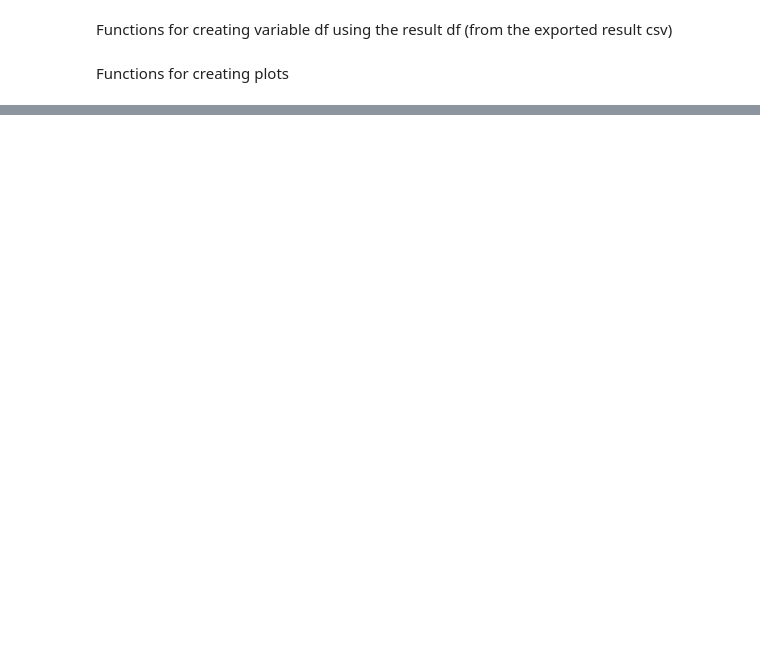
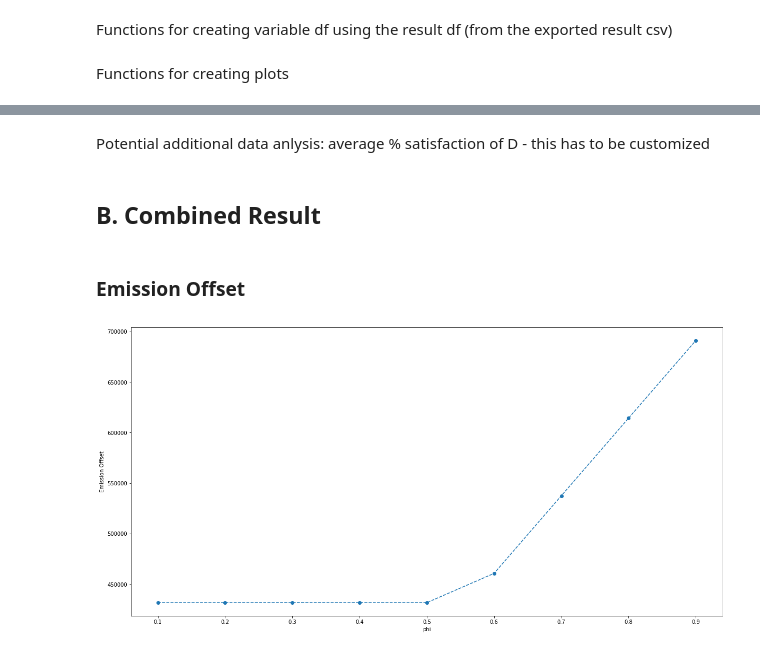
Before and after one commit to lewisjko/FYDP, a Jupyter notebook: FYDP.ipynb, the cells around one changed output, grey strips where cells are left out. Drawn from its saved outputs; the diff is of its cells as text; code cells hidden in the pictures; blank space fills up the shorter version.

Commit message:
Updated with some data analysis in the .ipynb and updated some in transporation.py We need to combine everything in the .ipynb for presentation

```diff
--- a/FYDP.ipynb
+++ b/FYDP.ipynb
@@ -1433,7 +1747,7 @@ def create_var_df_from_result(df,col_string,exc_string=None,hour_str=None):
     else:
         variable_df = df[df['variable'].str.startswith(col_string)].copy()
 
-    print('The length of variable df: ',len(variable_df))
+#     print('The length of variable df: ',len(variable_df))
 
     if (hour_str is not None) & (hour_str == 'Y'): #if you include anything here
         #split the name and create an hour
@@ -1442,11 +1756,11 @@ def create_var_df_from_result(df,col_string,exc_string=None,hour_str=None):
         variable_df['hour'] = variable_df['hour'].astype(int)
         #sort the df by hour
         variable_df.sort_values(by=['hour'],inplace=True)
-        print("The first 5 hours of the data:")
+#         print("The first 5 hours of the data:")
     else:
         pass
 
-    display(variable_df.head())
+#     display(variable_df.head())
 
     return variable_df
 # %% [markdown]
@@ -1788,12 +1767,0 @@ combined_result_df[combined_result_df['variable'].str.contains('OPEX')]
-# %%
-combined_result_df[combined_result_df['variable'].str.contains('em')]
-
-df = combined_result_df
-
-
-print("CAPEX is:",format(df.loc[df['variable'] == 'CAPEX_2','value'].tolist()[0],","))
-print("OPEX is:",format(df.loc[df['variable'] == 'OPEX_2','value'].tolist()[0],","))
-print("Number of electrolyzers is:",format(df.loc[df['variable'] == 'N_electrolyzer_2','value'].tolist()[0],","))
-print("Number of prestorage compressor is:",format(df.loc[df['variable'] == 'N_prestorage','value'].tolist()[0],","))
-print("Number of storage is:",format(df.loc[df['variable'] == 'N_tank','value'].tolist()[0],","))
-print("Emission offset is:",format(df.loc[df['variable'] == 'em_offset_max_1','value'].tolist()[0],","))
@@ -1799,0 +1814,3 @@ print("Emission offset is:",format(df.loc[df['variable'] == 'em_offset_max_1','v
+# %%
+industry_result_df = pd.read_csv('industry_result.csv')
+industry_result_df.tail()
@@ -1799,0 +1940,16 @@ print("Emission offset is:",format(df.loc[df['variable'] == 'em_offset_max_1','v
+# %% [markdown]
+Potential additional data anlysis:
+average % satisfaction of D - this has to be customized
+# %% [markdown]
+## B. Combined Result
+# %%
+combined_result_phi_1_df = pd.read_csv('combined_result_0.1.csv')
+combined_result_phi_2_df = pd.read_csv('combined_result_0.2.csv')
+combined_result_phi_3_df = pd.read_csv('combined_result_0.3.csv')
+combined_result_phi_4_df = pd.read_csv('combined_result_0.4.csv')
+combined_result_phi_5_df = pd.read_csv('combined_result_0.5.csv')
+combined_result_phi_6_df = pd.read_csv('combined_result_0.6.csv')
+combined_result_phi_7_df = pd.read_csv('combined_result_0.7.csv')
+combined_result_phi_8_df = pd.read_csv('combined_result_0.8.csv')
+combined_result_phi_9_df = pd.read_csv('combined_result_0.9.csv')
+combined_result_phi_10_df = pd.read_csv('combined_result_1.csv') #this result was infeasible
@@ -1799,0 +1958,17 @@ print("Emission offset is:",format(df.loc[df['variable'] == 'em_offset_max_1','v
+# %% [markdown]
+### Emission Offset
+# %%
+em_offset_list = []
+phi_list = []
+
+for df in [combined_result_phi_1_df,combined_result_phi_2_df,combined_result_phi_3_df,combined_result_phi_4_df,combined_result_phi_5_df,combined_result_phi_6_df,combined_result_phi_7_df,combined_result_phi_8_df,combined_result_phi_9_df]:
+    em_offset = df.loc[df['variable']=='em_offset','value'].tolist()[0]
+    phi = df.loc[df['variable']=='phi','value'].tolist()[0]
+    em_offset_list.append(em_offset)
+    phi_list.append(phi)
+
+# print(em_offset_list)
+# print(phi_list)
+create_plot_list(phi_list,em_offset_list,'phi','Emission Offset')
+# %% [output]
+[figure, added]
```
Also changed, not shown: parts of 70 cells of this notebook, 1 other file.
